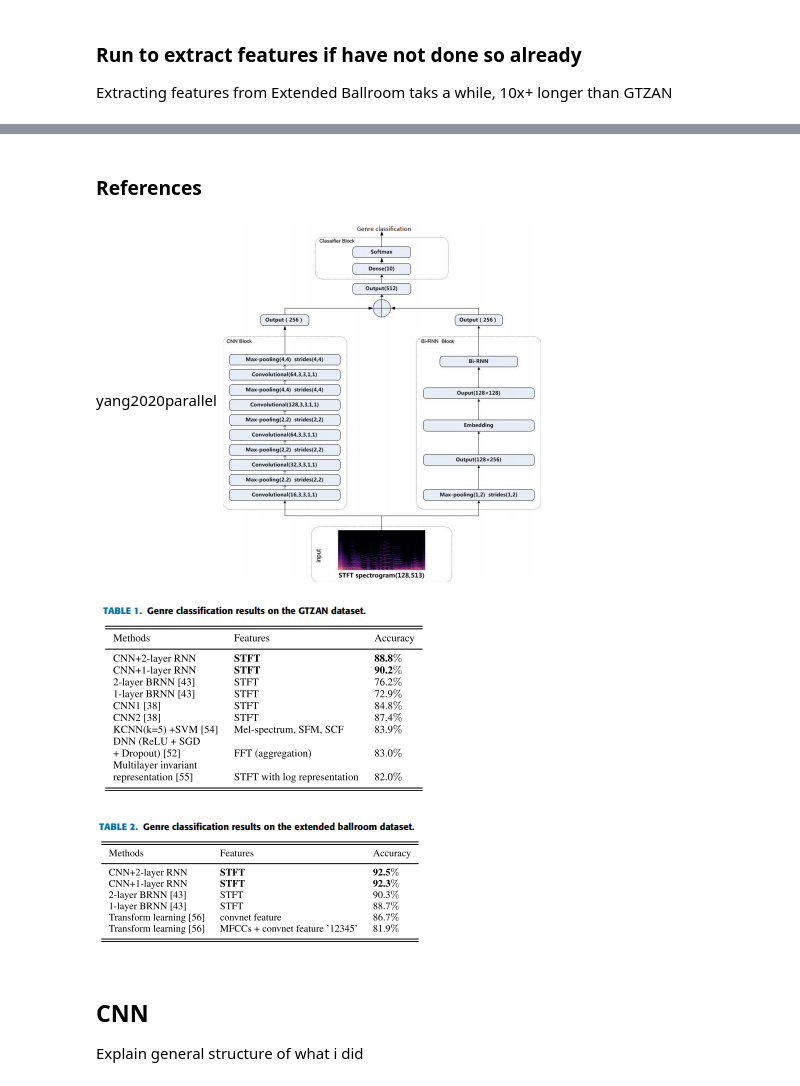
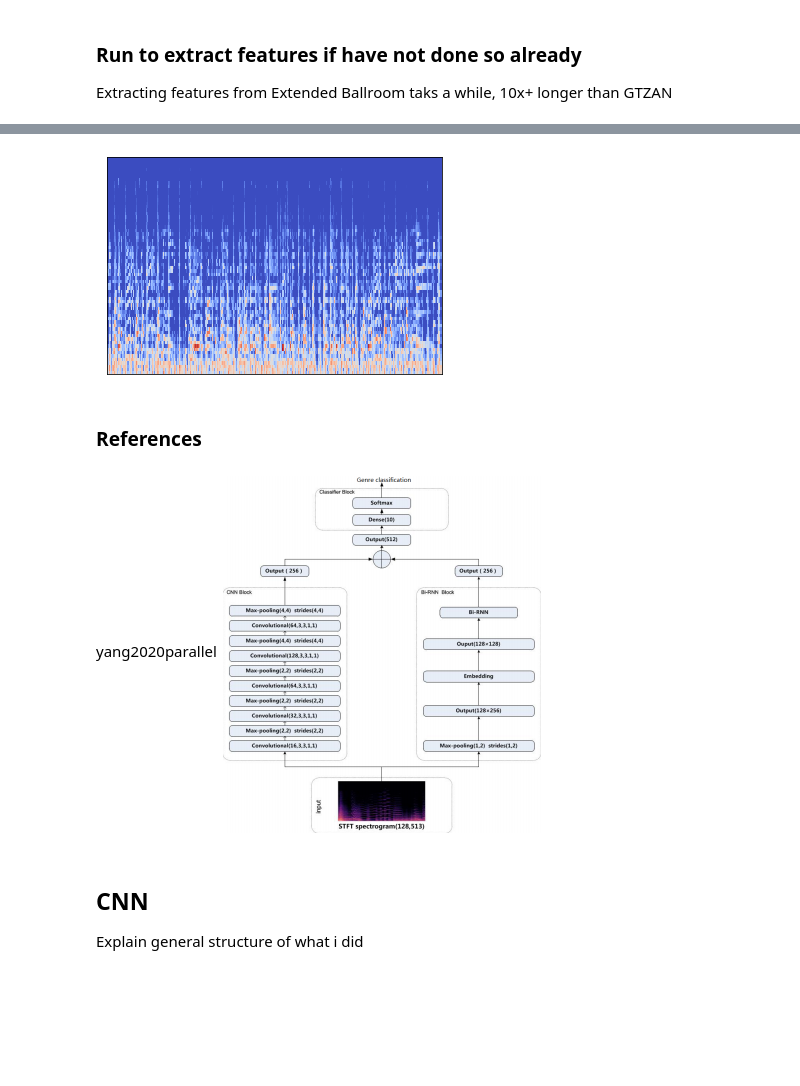
Before and after one commit to MarkGelo/CS-584, a Jupyter notebook: Project/Source/Music Genre Classification.ipynb, the cells around one changed output, grey strips where cells are left out. Cells and saved outputs as stored; diff of their text form; code cells hidden in the pictures; blank space fills up the shorter version.

```diff
--- a/Project/Source/Music Genre Classification.ipynb
+++ b/Project/Source/Music Genre Classification.ipynb
@@ -149,7 +200,7 @@ def process(dataset, feature, time_split, verbose = False, save = False):
                 processed_genres.append([1 if i == currentGenre else 0 for i in range(TOTAL_GENRES)])
                 #librosa.display.specshow(split[:, :], sr=sr, hop_length = HOP_LENGTH, x_axis = 'time', y_axis = 'mel')
             #print(len(out_split))
-            #librosa.display.specshow(out[:, :], sr=sr, hop_length = HOP_LENGTH, x_axis = 'time', y_axis = 'mel')
+            #librosa.display.specshow(out[:, :], sr=sr, hop_length = HOP_LENGTH)
         currentGenre += 1
         if verbose:
             print(folder, "complete;", feature, processed[0].shape)
@@ -159,8 +210,9 @@ def process(dataset, feature, time_split, verbose = False, save = False):
 
 
     if save:
-        np.save(os.path.join(feat_path, f"{feature + str(time_split)}-X.npy"), X)
-        np.save(os.path.join(feat_path, f"{feature + str(time_split)}-Y.npy"), Y)
+        #np.save(os.path.join(feat_path, f"{feature + str(time_split)}-X.npy"), X)
+        #np.save(os.path.join(feat_path, f"{feature + str(time_split)}-Y.npy"), Y)
+        pass
 
     return X, Y
 # %% [markdown]
@@ -169,10 +221,11 @@ def process(dataset, feature, time_split, verbose = False, save = False):
 Extracting features from Extended Ballroom taks a while, 10x+ longer than GTZAN
 # %%
 #features = ("stft", "melspectrogram", "mfcc", "fouriertempogram",)
-features = ("mfcc",)
+features = ("melspectrogram",)
 #datasets = ("GTZAN", "Extended Ballroom",)
-datasets = ("Extended Ballroom",)
+datasets = ('GTZAN',)
 splits = (10, 8, 5, 4, 2, 1)
+splits = (1, )
 for dataset in datasets:
     print("Processing", dataset, "with total genres of",
               len(os.listdir(os.path.join(os.getcwd(), "datasets", dataset, "audio"))))
@@ -181,3 +234,4 @@ for dataset in datasets:
         for split in splits:
             process(dataset, feature, split, verbose = True, save = True)
         print(f"\t{feature} with splits", str(splits), "took", time.perf_counter() - start, "seconds")
+# %% [output]
@@ -184,12 +240,9 @@ for dataset in datasets:
+[figure, added]
 # %% [markdown]
 ### References
 
 yang2020parallel
 ![image.png](attachment:image.png)
-
-![image-2.png](attachment:image-2.png)
-
-![image-3.png](attachment:image-3.png)
 # %% [markdown]
 ## CNN
 
```
Also changed, not shown: parts of 106 cells of this notebook, 14 other files.
